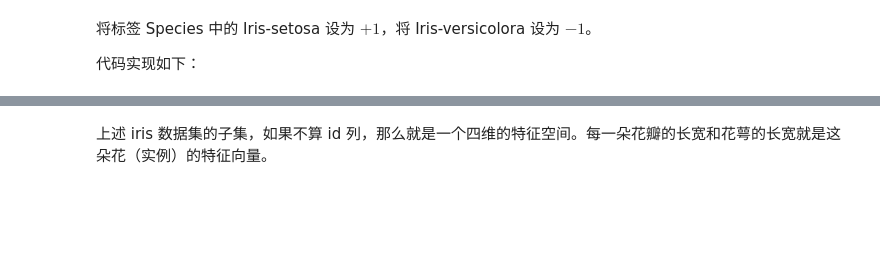
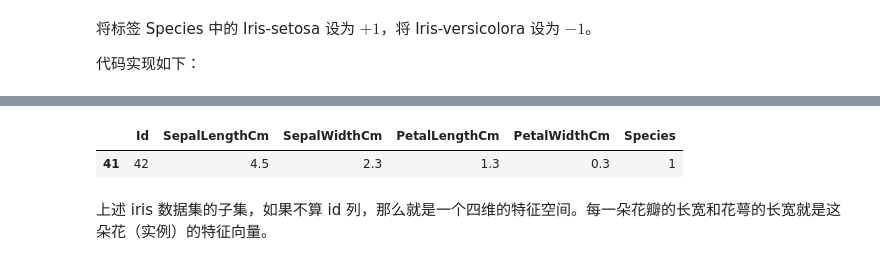
Before and after one commit to DrDavidS/basic_Machine_Learning, a Jupyter notebook: 杭电机器学习课程及代码/2.2 感知机基础.ipynb, the cells around one changed output, grey strips where cells are left out. Saved outputs shown, nothing was run; the diff lists cells and outputs as text; code cells hidden in the pictures; blank space fills up the shorter version.

```diff
--- a/杭电机器学习课程及代码/2.2 感知机基础.ipynb
+++ b/杭电机器学习课程及代码/2.2 感知机基础.ipynb
@@ -298,3 +297,9 @@ sample_iris
+# %%
+sample_iris_check = sample_iris[sample_iris['SepalLengthCm'] == 4.5]
+sample_iris_check
+# %% [output]
+|  | Id | SepalLengthCm | SepalWidthCm | PetalLengthCm | PetalWidthCm | Species |
+| 41 | 42 | 4.5 | 2.3 | 1.3 | 0.3 | 1 |
 # %% [markdown]
 上述 iris 数据集的子集，如果不算 id 列，那么就是一个四维的特征空间。每一朵花瓣的长宽和花萼的长宽就是这朵花（实例）的特征向量。
 # %% [markdown]
```
Also changed, not shown: parts of 12 cells of this notebook.
